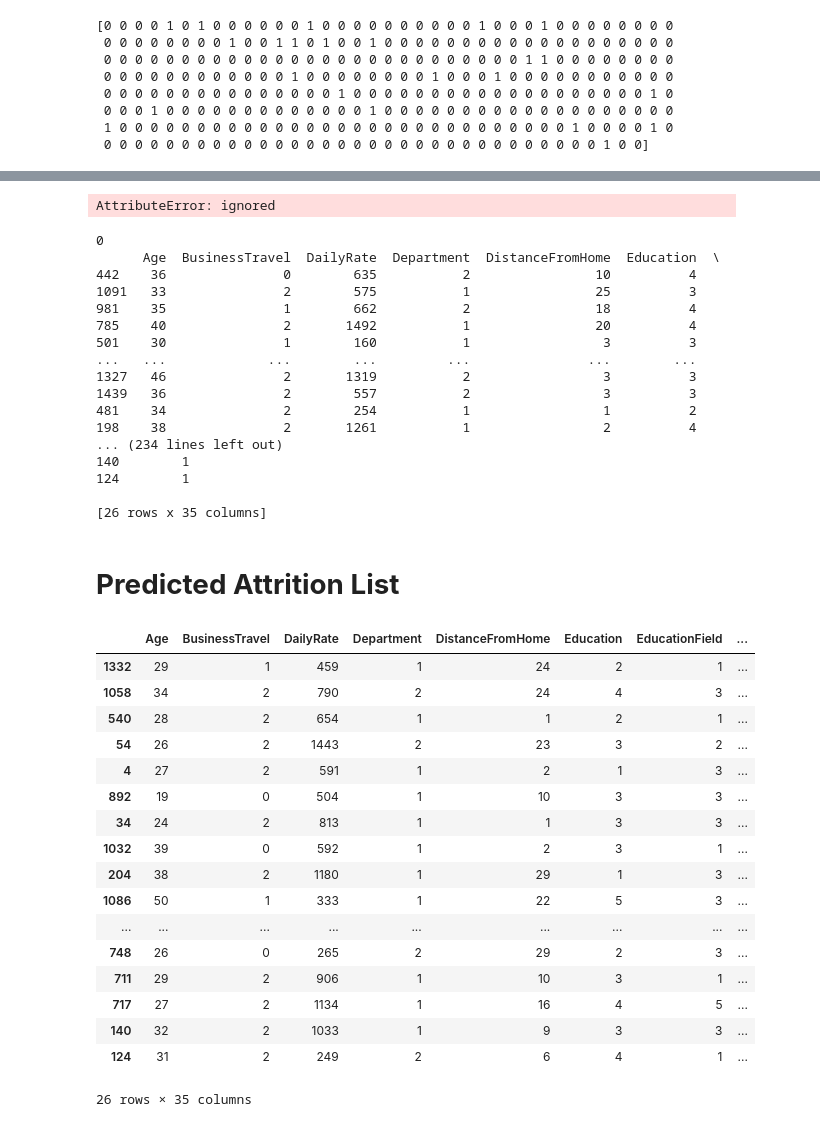
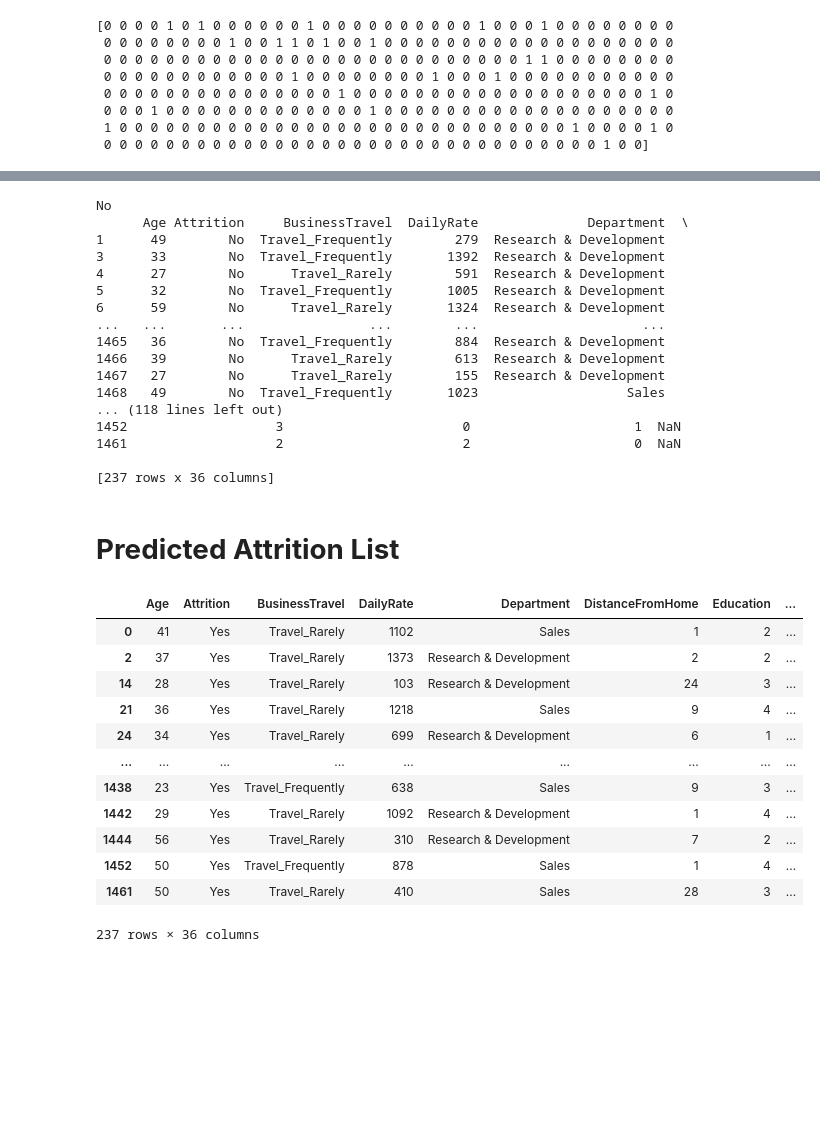
Before and after one commit to fazalpge/AI-based-Smart-ERP-Next, a Jupyter notebook: Demo_Employee_Attrition_2.ipynb, the cells around one changed output, grey strips where cells are left out. Saved outputs shown, nothing was run; the diff lists cells and outputs as text; code cells hidden in the pictures; blank space fills up the shorter version.

```diff
--- a/Demo_Employee_Attrition_2.ipynb
+++ b/Demo_Employee_Attrition_2.ipynb
@@ -14,5 +14,5 @@ Drive already mounted at /content/drive; to attempt to forcibly remount, call dr
 # %%
-df=pd.read_csv("/content/drive/MyDrive/employee.csv")
+df=pd.read_csv("https://raw.githubusercontent.com/fazalpge/AI-based-Smart-ERP-Next/main/employee.csv")
 
 df.head()
 # %% [output]
@@ -417,0 +419,3 @@ array([[-0.08886552, -2.37113807, -0.41164077, ..., -0.33032507,
+# %%
+Y_pred=pd.DataFrame(y_pred)
+Y_pred
@@ -417,0 +436,2 @@ array([[-0.08886552, -2.37113807, -0.41164077, ..., -0.33032507,
+# %%
+result = pd.concat([df, Y_pred], axis=1)
@@ -418,49 +454,42 @@ array([[-0.08886552, -2.37113807, -0.41164077, ..., -0.33032507,
 # %%
-predicted=X_test.groupby('Y_pred')
+predicted=result.groupby('Attrition')
-# %% [output]
-AttributeError: ignored
 # %%
-for Y_pred, Y_pred_1 in predicted:
-    print(Y_pred)
+for Attrition, Y_pred_1 in predicted:
+    print(Attrition)
     print(Y_pred_1)
 # %% [output]
-0
-      Age  BusinessTravel  DailyRate  Department  DistanceFromHome  Education  \
-442    36               0        635           2                10          4
-1091   33               2        575           1                25          3
-981    35               1        662           2                18          4
-785    40               2       1492           1                20          4
-501    30               1        160           1                 3          3
-...   ...             ...        ...         ...               ...        ...
-1327   46               2       1319           2                 3          3
-1439   36               2        557           2                 3          3
-481    34               2        254           1                 1          2
-198    38               2       1261           1                 2          4
-... (234 lines left out)
-140        1
-124        1
+No
+      Age Attrition     BusinessTravel  DailyRate              Department  \
+1      49        No  Travel_Frequently        279  Research & Development
+3      33        No  Travel_Frequently       1392  Research & Development
+4      27        No      Travel_Rarely        591  Research & Development
+5      32        No  Travel_Frequently       1005  Research & Development
+6      59        No      Travel_Rarely       1324  Research & Development
+...   ...       ...                ...        ...                     ...
+1465   36        No  Travel_Frequently        884  Research & Development
+1466   39        No      Travel_Rarely        613  Research & Development
+1467   27        No      Travel_Rarely        155  Research & Development
+1468   49        No  Travel_Frequently       1023                   Sales
+... (118 lines left out)
+1452                   3                       0                     1  NaN
+1461                   2                       2                     0  NaN
 
-[26 rows x 35 columns]
+[237 rows x 36 columns]
 # %% [markdown]
 # **Predicted Attrition List**
 # %%
-predicted.get_group(1)
+predicted.get_group('Yes')
 # %% [output]
-|  | Age | BusinessTravel | DailyRate | Department | DistanceFromHome | Education | EducationField | ... |
-| 1332 | 29 | 1 | 459 | 1 | 24 | 2 | 1 | ... |
-| 1058 | 34 | 2 | 790 | 2 | 24 | 4 | 3 | ... |
-| 540 | 28 | 2 | 654 | 1 | 1 | 2 | 1 | ... |
-| 54 | 26 | 2 | 1443 | 2 | 23 | 3 | 2 | ... |
-| 4 | 27 | 2 | 591 | 1 | 2 | 1 | 3 | ... |
-| 892 | 19 | 0 | 504 | 1 | 10 | 3 | 3 | ... |
-| 34 | 24 | 2 | 813 | 1 | 1 | 3 | 3 | ... |
-| 1032 | 39 | 0 | 592 | 1 | 2 | 3 | 1 | ... |
-| 204 | 38 | 2 | 1180 | 1 | 29 | 1 | 3 | ... |
-| 1086 | 50 | 1 | 333 | 1 | 22 | 5 | 3 | ... |
+|  | Age | Attrition | BusinessTravel | DailyRate | Department | DistanceFromHome | Education | ... |
+| 0 | 41 | Yes | Travel_Rarely | 1102 | Sales | 1 | 2 | ... |
+| 2 | 37 | Yes | Travel_Rarely | 1373 | Research & Development | 2 | 2 | ... |
+| 14 | 28 | Yes | Travel_Rarely | 103 | Research & Development | 24 | 3 | ... |
+| 21 | 36 | Yes | Travel_Rarely | 1218 | Sales | 9 | 4 | ... |
+| 24 | 34 | Yes | Travel_Rarely | 699 | Research & Development | 6 | 1 | ... |
 | ... | ... | ... | ... | ... | ... | ... | ... | ... |
-| 748 | 26 | 0 | 265 | 2 | 29 | 2 | 3 | ... |
-| 711 | 29 | 2 | 906 | 1 | 10 | 3 | 1 | ... |
-| 717 | 27 | 2 | 1134 | 1 | 16 | 4 | 5 | ... |
-| 140 | 32 | 2 | 1033 | 1 | 9 | 3 | 3 | ... |
-| 124 | 31 | 2 | 249 | 2 | 6 | 4 | 1 | ... |
+| 1438 | 23 | Yes | Travel_Frequently | 638 | Sales | 9 | 3 | ... |
+| 1442 | 29 | Yes | Travel_Rarely | 1092 | Research & Development | 1 | 4 | ... |
+| 1444 | 56 | Yes | Travel_Rarely | 310 | Research & Development | 7 | 2 | ... |
+| 1452 | 50 | Yes | Travel_Frequently | 878 | Sales | 1 | 4 | ... |
+| 1461 | 50 | Yes | Travel_Rarely | 410 | Sales | 28 | 3 | ... |
-26 rows × 35 columns
+237 rows × 36 columns
```
Also changed, not shown: parts of 12 cells of this notebook.
